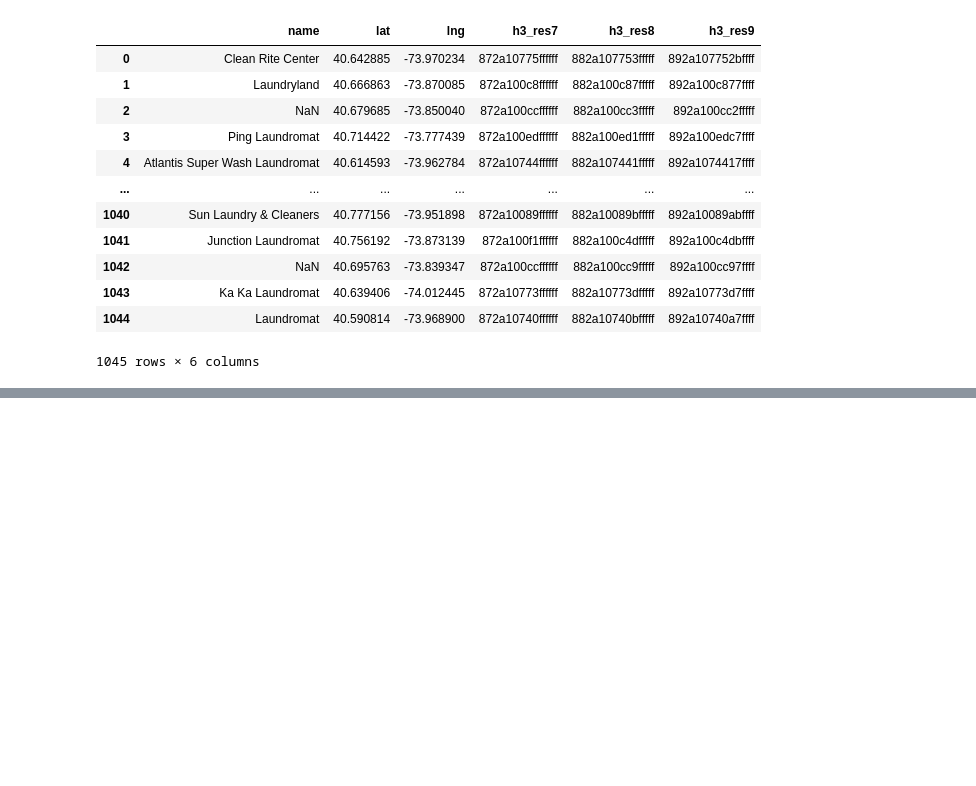
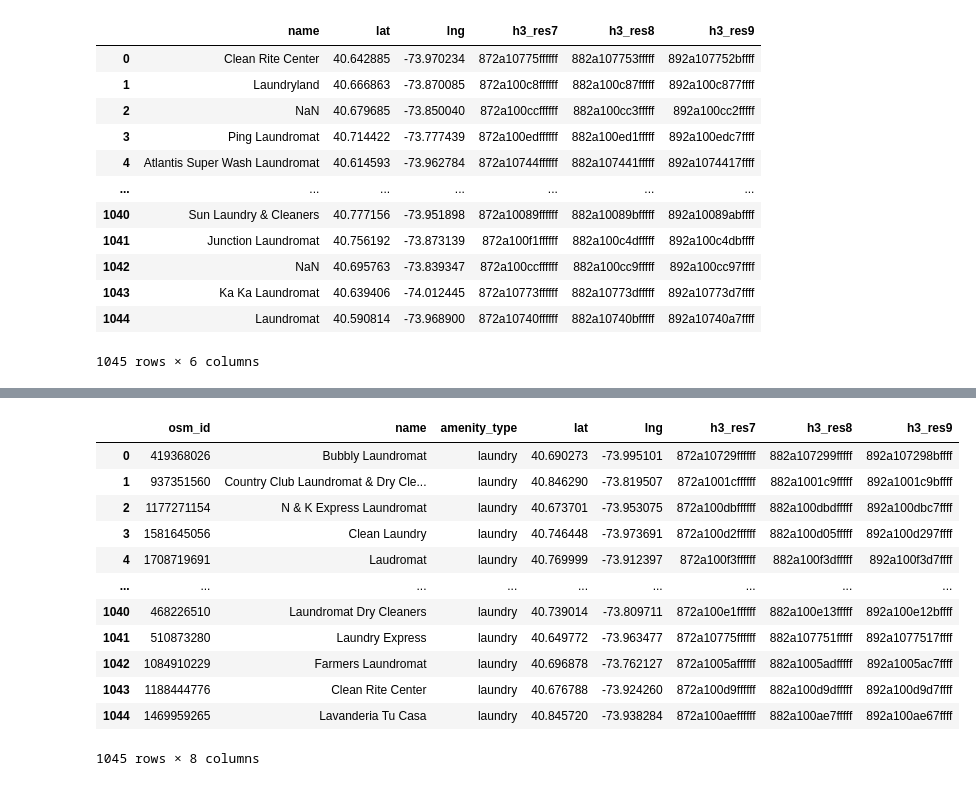
Before and after one commit to Junh513/AmenityGap-NYC, a Jupyter notebook: data_exploration/laundry_sample_gen.ipynb, the cells around one changed output, grey strips where cells are left out. Cells and saved outputs as stored; diff of their text form; code cells hidden in the pictures; blank space fills up the shorter version.

```diff
--- a/data_exploration/laundry_sample_gen.ipynb
+++ b/data_exploration/laundry_sample_gen.ipynb
@@ -50,0 +54,17 @@ final.to_csv("./data/laundry_sample_prelim.csv", index=False, encoding='utf-8')
+# %%
+import geopandas as gpd
+import h3
+
+g = gpd.read_file('./data/export.geojson')
+
+g['lng'] = g.geometry.x
+g['lat'] = g.geometry.y
+
+out = g[['name','lat','lng']]
+
+out['h3_res7'] = out.apply(lambda x: h3.latlng_to_cell(x.lat, x.lng, 7), axis=1)
+out['h3_res8'] = out.apply(lambda x: h3.latlng_to_cell(x.lat, x.lng, 8), axis=1)
+out['h3_res9'] = out.apply(lambda x: h3.latlng_to_cell(x.lat, x.lng, 9), axis=1)
+
+final = out[['name', 'lat', 'lng', 'h3_res7', 'h3_res8', 'h3_res9']]
+final
@@ -50,0 +200,34 @@ final.to_csv("./data/laundry_sample_prelim.csv", index=False, encoding='utf-8')
+# %%
+import os
+from supabase import create_client, Client
+from dotenv import load_dotenv
+
+load_dotenv() # This loads the variables from .env
+
+URL = os.environ.get("SUPABASE_URL")
+KEY = os.environ.get("SUPABASE_KEY")
+supabase: Client = create_client(URL, KEY)
+
+def push_to_supabase(df):
+    # Convert DataFrame to a list of dictionaries (which Supabase expects)
+    # .to_dict('records') turns each row into a JSON object
+    data = df.to_dict(orient='records')
+
+    # 2. The Upsert Command
+    # 'on_conflict' tells Supabase to use 'osm_id' to check for duplicates
+    try:
+        response = supabase.table("amenities").upsert(
+            data,
+            on_conflict="osm_id"
+        ).execute()
+
+        print(f"Successfully pushed {len(data)} rows to Supabase!")
+        return response
+    except Exception as e:
+        print(f"Error pushing to Supabase: {e}")
+
+# Run it!
+push_to_supabase(final_df)
+
+final_df
+# %% [output]
@@ -50,0 +235,13 @@ final.to_csv("./data/laundry_sample_prelim.csv", index=False, encoding='utf-8')
+|  | osm_id | name | amenity_type | lat | lng | h3_res7 | h3_res8 | h3_res9 |
+| 0 | 419368026 | Bubbly Laundromat | laundry | 40.690273 | -73.995101 | 872a10729ffffff | 882a107299fffff | 892a107298bffff |
+| 1 | 937351560 | Country Club Laundromat & Dry Cle... | laundry | 40.846290 | -73.819507 | 872a1001cffffff | 882a1001c9fffff | 892a1001c9bffff |
+| 2 | 1177271154 | N & K Express Laundromat | laundry | 40.673701 | -73.953075 | 872a100dbffffff | 882a100dbdfffff | 892a100dbc7ffff |
+| 3 | 1581645056 | Clean Laundry | laundry | 40.746448 | -73.973691 | 872a100d2ffffff | 882a100d05fffff | 892a100d297ffff |
+| 4 | 1708719691 | Laudromat | laundry | 40.769999 | -73.912397 | 872a100f3ffffff | 882a100f3dfffff | 892a100f3d7ffff |
+| ... | ... | ... | ... | ... | ... | ... | ... | ... |
+| 1040 | 468226510 | Laundromat Dry Cleaners | laundry | 40.739014 | -73.809711 | 872a100e1ffffff | 882a100e13fffff | 892a100e12bffff |
+| 1041 | 510873280 | Laundry Express | laundry | 40.649772 | -73.963477 | 872a10775ffffff | 882a107751fffff | 892a1077517ffff |
+| 1042 | 1084910229 | Farmers Laundromat | laundry | 40.696878 | -73.762127 | 872a1005affffff | 882a1005adfffff | 892a1005ac7ffff |
+| 1043 | 1188444776 | Clean Rite Center | laundry | 40.676788 | -73.924260 | 872a100d9ffffff | 882a100d9dfffff | 892a100d9d7ffff |
+| 1044 | 1469959265 | Lavanderia Tu Casa | laundry | 40.845720 | -73.938284 | 872a100aeffffff | 882a100ae7fffff | 892a100ae67ffff |
+1045 rows × 8 columns
```
Also changed, not shown: parts of 5 cells of this notebook, 2 other files.
